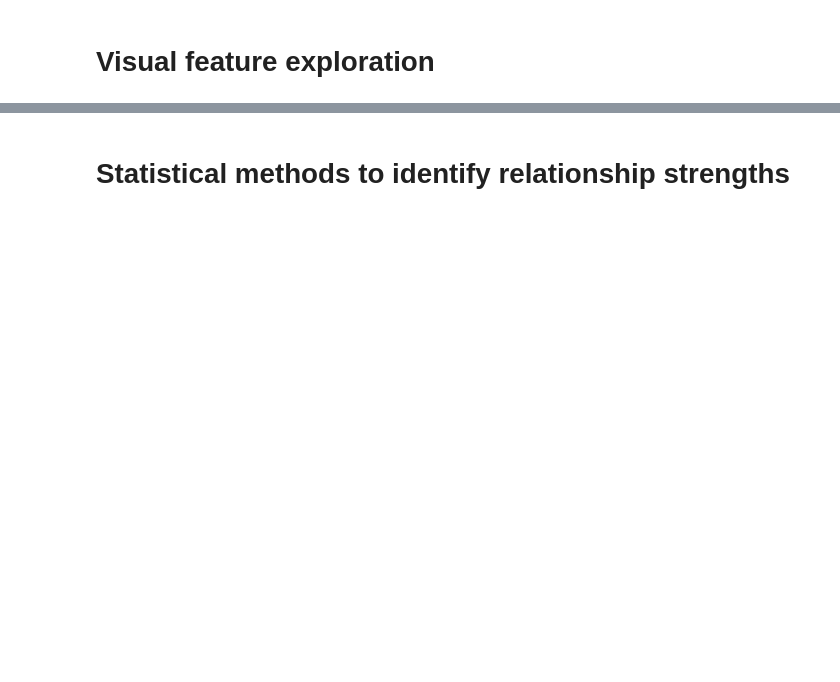
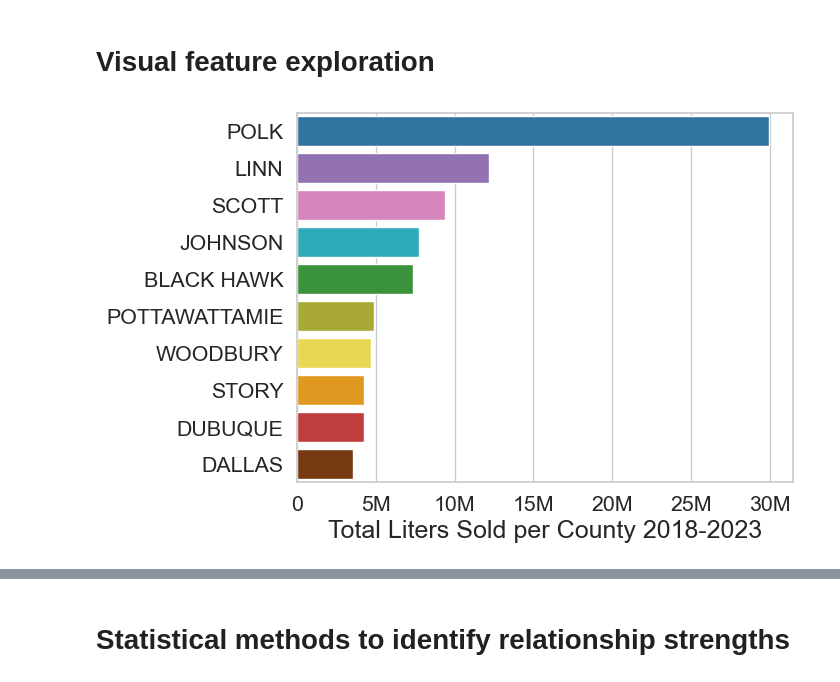
Before and after one commit to amoutafian/iowa_liquor_project, a Jupyter notebook: Iowa _liquor_exploratory_analysis.ipynb, the cells around one changed output, grey strips where cells are left out. Cells and saved outputs as stored; diff of their text form; code cells hidden in the pictures; blank space fills up the shorter version.

```diff
--- a/Iowa _liquor_exploratory_analysis.ipynb
+++ b/Iowa _liquor_exploratory_analysis.ipynb
@@ -10,3 +10,8 @@ from util.reformat_large_tick_values import reformat_large_tick_values
 from sqlalchemy.engine import create_engine
 # %%
 engine = create_engine('bigquery://', credentials_path= 'key/iowa-liquor-sales-365322-12ff7a5498e6.json')
+# %%
+sns.set(font_scale = 1.4)
+colors = ['#1f77b4', '#9467bd', '#e377c2', '#17becf', '#2ca02c', '#bcbd22', '#FFEB3B', '#FFA000', '#d62728', '#873600']
+county_colors = sns.color_palette(colors)
+sns.color_palette(county_colors)
@@ -18,2 +111,15 @@ census_data_df
 # %% [markdown]
 # Visual feature exploration
+# %%
+sns.barplot(x = 'liters_sold', y = 'county', data= liters_per_county_df,  palette= county_colors)
+ax = plt.gca()
+ax.set_xlabel("Total Liters Sold per County 2018-2023" , size = 18)
+#ax.set_ylabel('Iowa Counties', size = 18)
+ax.set_ylabel(None)
+#ax.set_title("Liquor Liters Sold 2018-2021", size = 20)
+ax.xaxis.set_major_formatter(tick.FuncFormatter(reformat_large_tick_values))
+sns.axes_style("ticks")
+sns.set_style("whitegrid")
+plt.savefig('liquor_liters_sold.png', transparent= True, bbox_inches='tight', pad_inches=0)
+# %% [output]
+[figure, added]
```
Also changed, not shown: parts of 8 cells of this notebook, 3 other files.
